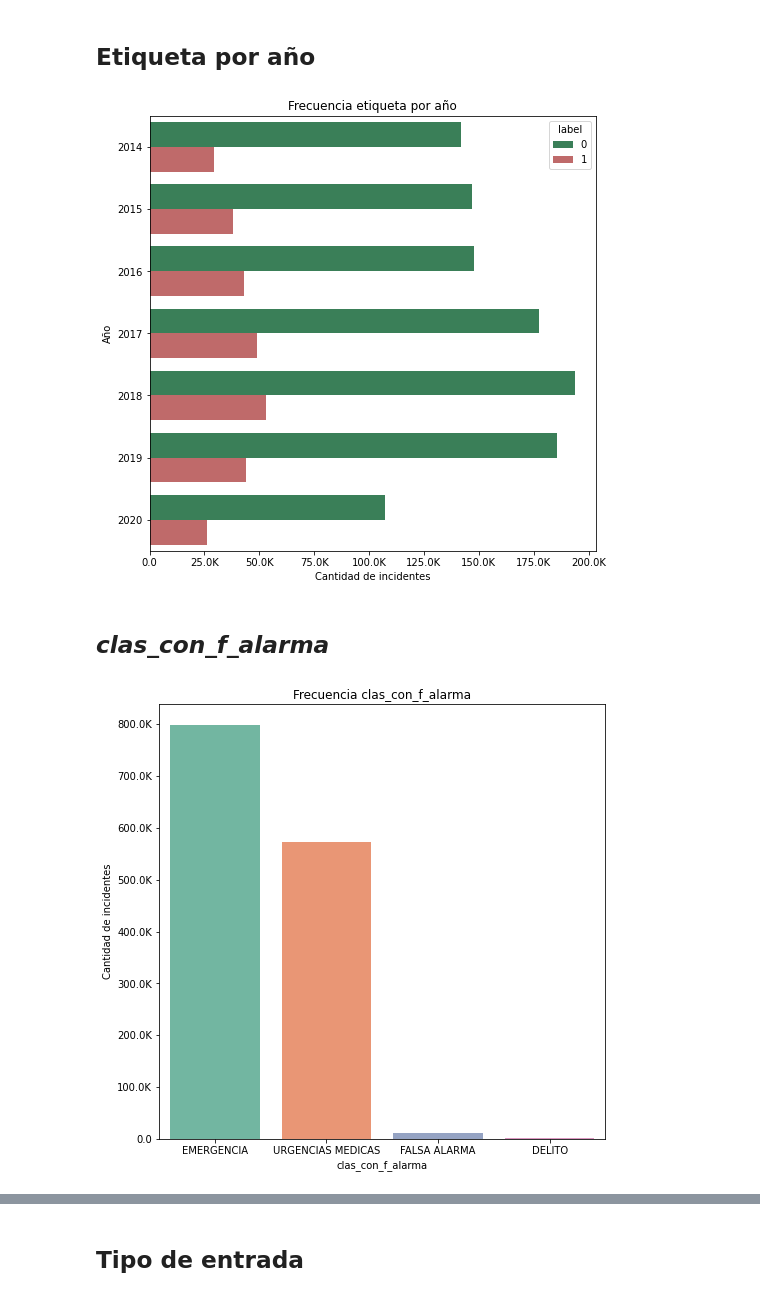
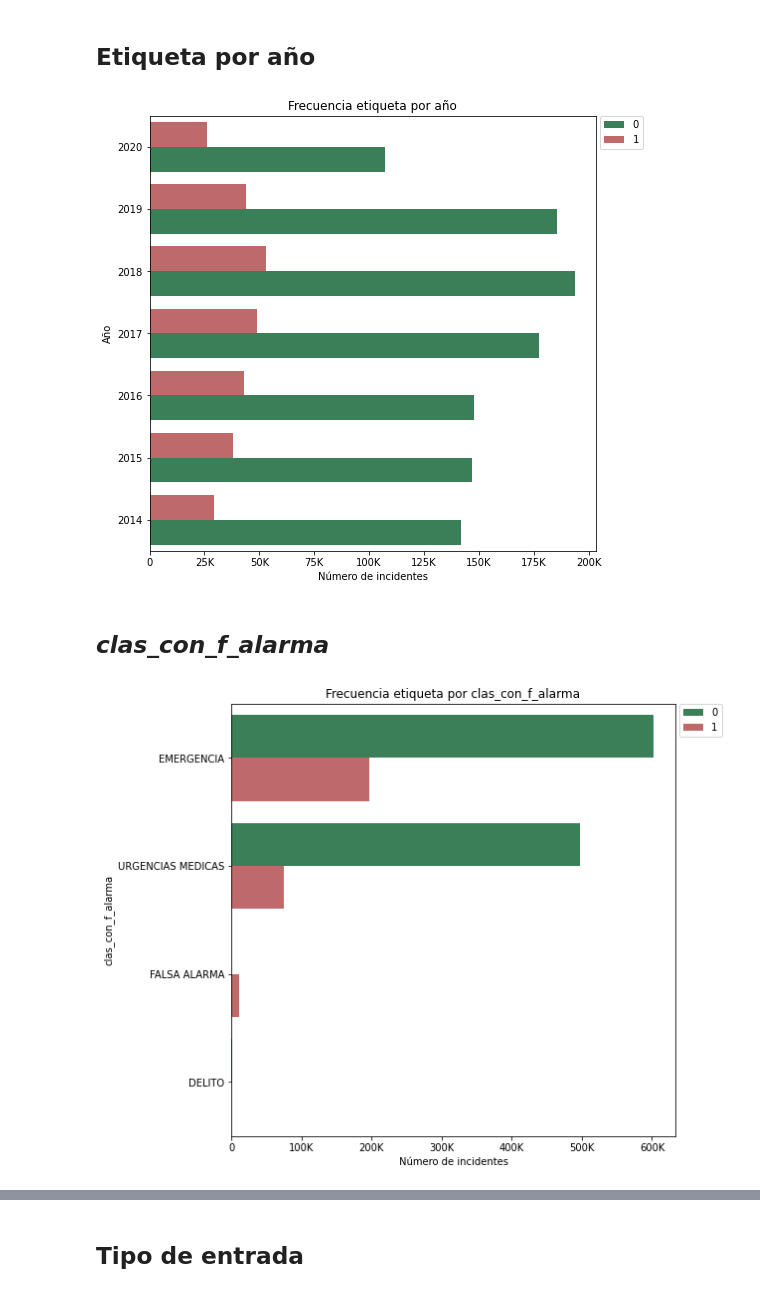
Before and after one commit to rafaelortegar/Proyecto1_IDS_2020, a Jupyter notebook: notebooks/GEDA.ipynb, the cells around one changed output, grey strips where cells are left out. Saved outputs shown, nothing was run; the diff lists cells and outputs as text; code cells hidden in the pictures.

```diff
--- a/notebooks/GEDA.ipynb
+++ b/notebooks/GEDA.ipynb
@@ -70,0 +134,3 @@ datos['mes'] = datos.mes.astype(str)
+# %%
+datos.drop(columns = 'hora_creacion_corregida', inplace = True)
+datos.drop(columns = 'hora_cierre_corregida', inplace = True)
@@ -236,6 +324,17 @@ Index(['folio', 'fecha_creacion', 'hora_creacion', 'dia_semana',
       dtype='object')
 # %%
 df = datos.copy()
+# %%
+df = datos.astype({"dia_semana":'str',
+                                "año_cierre":'str',
+                                "codigo_cierre":'str',
+                                "mes_cierre":'str',
+                                "delegacion_inicio":'str',
+                                "incidente_c4":'str' ,
+                                "clas_con_f_alarma":'str',
+                                "tipo_entrada":'str',
+                                "delegacion_cierre":'str',
+                                "mes":'str'})
 # %% [markdown]
 (A) La unidad de atención a emergencias fue despachada, llegó al lugar de los hechos y confirmó la emergencia reportada
 
@@ -246,9 +345,3 @@ df = datos.copy()
 (F) El operador/a o despachador/a identifican, antes de dar respuesta a la emergencia, que ésta es falsa. O al ser despachada una unidad de atención a emergencias en el lugar de los hechos se percatan que el incidente no corresponde al reportado inicialmente
 
 (I) El incidente reportado es afirmativo y se añade información adicional al evento
-# %%
-df['codigo_cierre'] = np.where(df['codigo_cierre'] == '(A) La unidad de atención a emergencias fue despachada, llegó al lugar de los hechos y confirmó la emergencia reportada', '(A)', df['codigo_cierre'])
-df['codigo_cierre'] = np.where(df['codigo_cierre'] == '(D) El incidente reportado se registró en dos o más ocasiones procediendo a mantener un único reporte (afirmativo, informativo, negativo o falso) como el identificador para el incidente', '(D)', df['codigo_cierre'])
-df['codigo_cierre'] = np.where(df['codigo_cierre'] == '(N) La unidad de atención a emergencias fue despachada, llegó al lugar de los hechos, pero en el sitio del evento nadie solicitó el apoyo de la unidad', '(N)', df['codigo_cierre'])
-df['codigo_cierre'] = np.where(df['codigo_cierre'] == '(F) El operador/a o despachador/a identifican, antes de dar respuesta a la emergencia, que ésta es falsa. O al ser despachada una unidad de atención a emergencias en el lugar de los hechos se percatan que el incidente no corresponde al reportado inicialmente', '(F)', df['codigo_cierre'])
-df['codigo_cierre'] = np.where(df['codigo_cierre'] == '(I) El incidente reportado es afirmativo y se añade información adicional al evento', '(I)', df['codigo_cierre'])
@@ -264 +348,9 @@ df.head()
+# %%
+def number_formatter_i(number, pos = None):
+    """Convert a number into a human readable format."""
+    magnitude = 0
+    while abs(number) >= 1000:
+        magnitude += 1
+        number /= 1000
+    return '%d%s' % (number, ['', 'K', 'M', 'B', 'T', 'Q'][magnitude])
 # %%
@@ -388,11 +488,13 @@ ax = sns.barplot(y = "año_cierre",
                  hue = "label",
                  order = anio_orden,
                  palette = label_colors)
-ax.xaxis.set_major_formatter(FuncFormatter(number_formatter))
-ax.set(title = 'Frecuencia etiqueta por año', xlabel = 'Cantidad de incidentes', ylabel = 'Año')
+ax.xaxis.set_major_formatter(FuncFormatter(number_formatter_i))
+ax.set_ylim(ax.get_ylim()[::-1])
+ax.set(title = 'Frecuencia etiqueta por año', xlabel = 'Número de incidentes', ylabel = 'Año')
+ax.legend(bbox_to_anchor = (1.01, 1), loc = 'upper left', borderaxespad = 0)
 plt.show()
 # %% [output]
-[figure, old version]
+[figure, new version]
 # %% [markdown]
 ## *clas_con_f_alarma*
 # %%
@@ -403,12 +505,15 @@ clas_label = df.groupby(['label','clas_con_f_alarma'], as_index = False).size()
 clas_total_orden = ['EMERGENCIA', 'URGENCIAS MEDICAS', 'FALSA ALARMA', 'DELITO']
 # %%
 plt.figure(figsize = (8,8))
-ax = sns.barplot(x = clas_total.index,
-                 y = 'counts',
-                 data = clas_total,
-                 palette = "Set2")
-ax.set(title = 'Frecuencia clas_con_f_alarma', xlabel = 'clas_con_f_alarma', ylabel = 'Cantidad de incidentes')
-ax.yaxis.set_major_formatter(FuncFormatter(number_formatter))
+ax = sns.barplot(y = "clas_con_f_alarma",
+                 x = "size",
+                 data = clas_label,
+                 hue = "label",
+                 order = clas_total_orden,
+                 palette = label_colors)
+ax.xaxis.set_major_formatter(FuncFormatter(number_formatter_i))
+ax.set(title = 'Frecuencia etiqueta por clas_con_f_alarma', xlabel = 'Número de incidentes', ylabel = 'clas_con_f_alarma')
+ax.legend(bbox_to_anchor = (1.01, 1), loc = 'upper left', borderaxespad = 0)
 plt.show()
 # %% [output]
-[figure, old version]
+[figure, new version]
```
Also changed, not shown: parts of 80 cells of this notebook.
